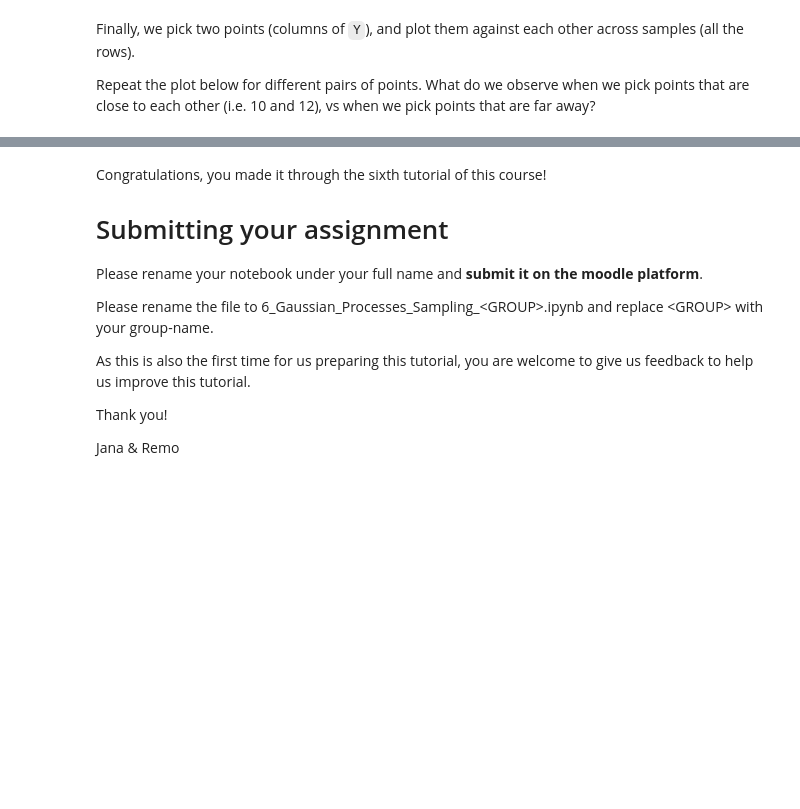
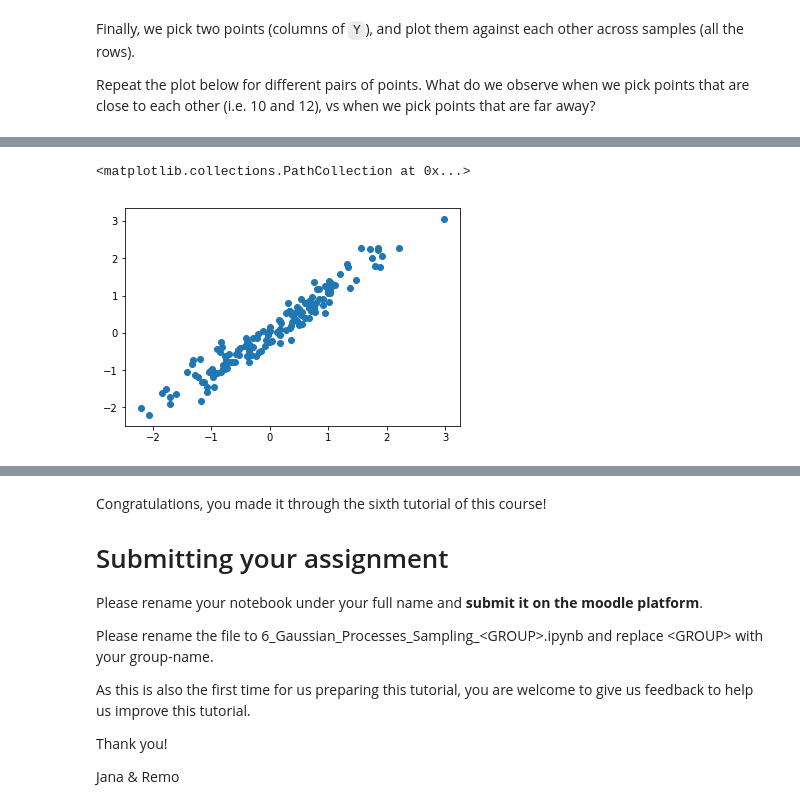
Before and after one commit to 2start/ml4pm, a Jupyter notebook: ex05/5_Gaussian_Processes_Sampling_STUDENT.ipynb, the cells around one changed output, grey strips where cells are left out. Cells and saved outputs as stored; diff of their text form; code cells hidden in the pictures; blank space fills up the shorter version.

```diff
--- a/ex05/5_Gaussian_Processes_Sampling_STUDENT.ipynb
+++ b/ex05/5_Gaussian_Processes_Sampling_STUDENT.ipynb
@@ -158,0 +169,5 @@ plt.scatter(Y[:,1], Y[:,10])
+# %%
+plt.scatter(Y[:,12], Y[:,10])
+# %% [output]
+<matplotlib.collections.PathCollection at 0x...>
+[figure, added]
```
Also changed, not shown: parts of 4 cells of this notebook.
